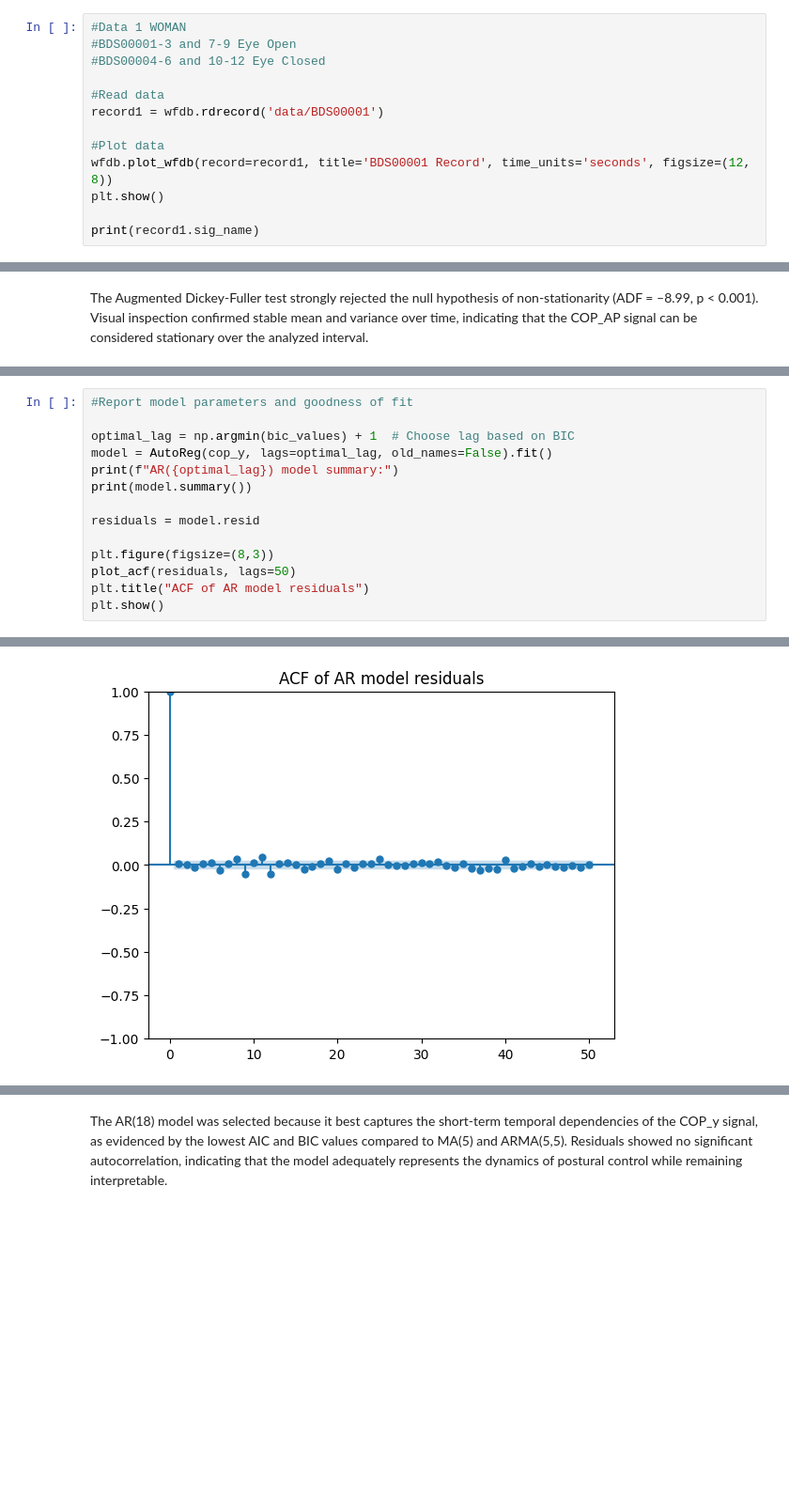
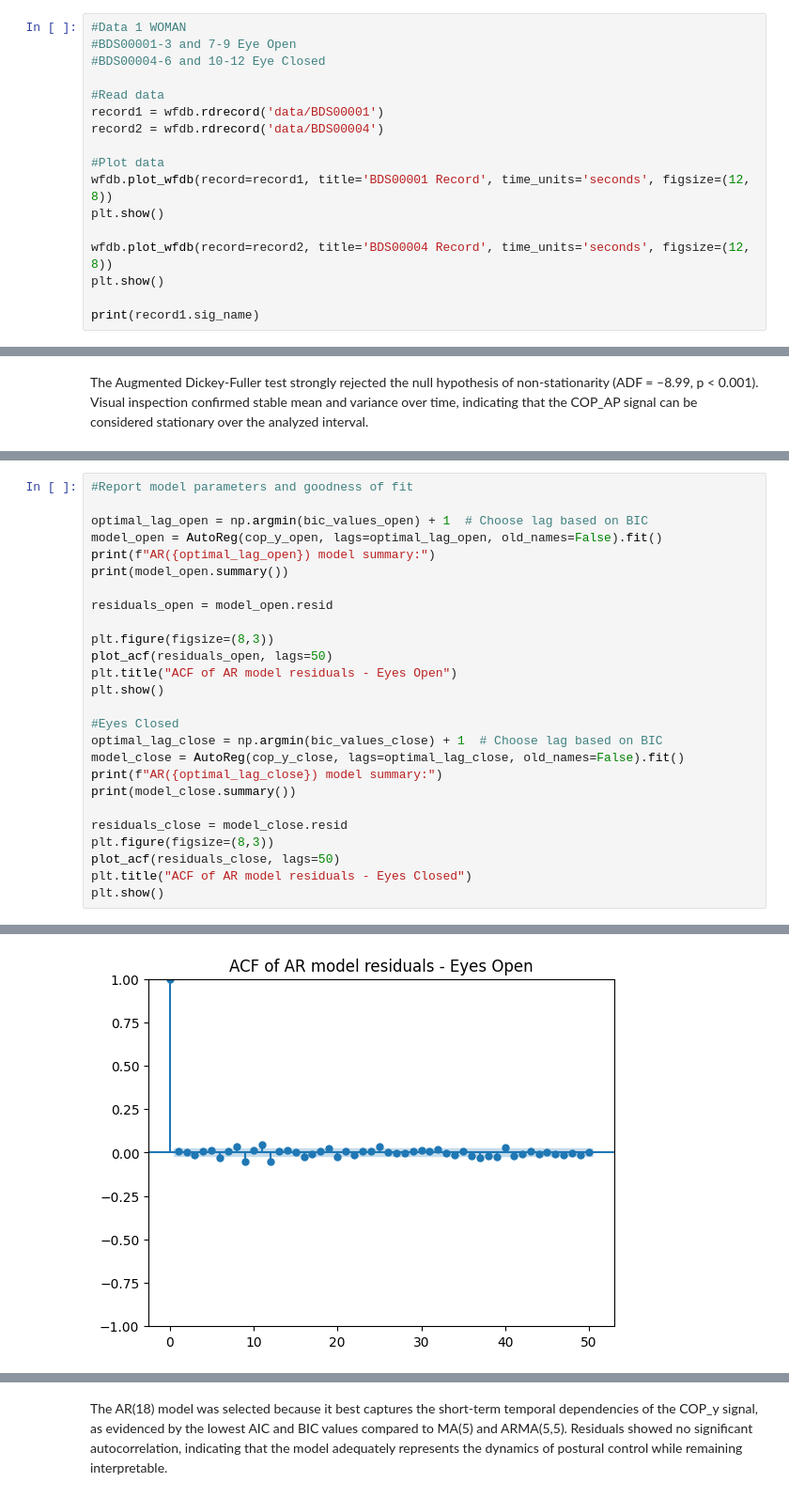
Before and after one commit to TheoLec-student/Time-Series-Analysis-of-Physiological-and-Human-Movement-Data, a Jupyter notebook: main.ipynb, the cells around one changed output, grey strips where cells are left out. Shown at 94% size. Cells and saved outputs as stored; diff of their text form; blank space fills up the shorter version.

```diff
--- a/main.ipynb
+++ b/main.ipynb
@@ -36,11 +39,15 @@ from statsmodels.tsa.arima.model import ARIMA
 
 #Read data
 record1 = wfdb.rdrecord('data/BDS00001')
+record2 = wfdb.rdrecord('data/BDS00004')
 
 #Plot data
 wfdb.plot_wfdb(record=record1, title='BDS00001 Record', time_units='seconds', figsize=(12, 8))
 plt.show()
 
+wfdb.plot_wfdb(record=record2, title='BDS00004 Record', time_units='seconds', figsize=(12, 8))
+plt.show()
+
 print(record1.sig_name)
 # %% [output]
 [figure]
@@ -151,17 +247,29 @@ Optimal lag order according to BIC: 18
 # %%
 #Report model parameters and goodness of fit
 
-optimal_lag = np.argmin(bic_values) + 1  # Choose lag based on BIC
-model = AutoReg(cop_y, lags=optimal_lag, old_names=False).fit()
-print(f"AR({optimal_lag}) model summary:")
-print(model.summary())
+optimal_lag_open = np.argmin(bic_values_open) + 1  # Choose lag based on BIC
+model_open = AutoReg(cop_y_open, lags=optimal_lag_open, old_names=False).fit()
+print(f"AR({optimal_lag_open}) model summary:")
+print(model_open.summary())
 
-residuals = model.resid
+residuals_open = model_open.resid
 
 plt.figure(figsize=(8,3))
-plot_acf(residuals, lags=50)
-plt.title("ACF of AR model residuals")
+plot_acf(residuals_open, lags=50)
+plt.title("ACF of AR model residuals - Eyes Open")
 plt.show()
+
+#Eyes Closed
+optimal_lag_close = np.argmin(bic_values_close) + 1  # Choose lag based on BIC
+model_close = AutoReg(cop_y_close, lags=optimal_lag_close, old_names=False).fit()
+print(f"AR({optimal_lag_close}) model summary:")
+print(model_close.summary())
+
+residuals_close = model_close.resid
+plt.figure(figsize=(8,3))
+plot_acf(residuals_close, lags=50)
+plt.title("ACF of AR model residuals - Eyes Closed")
+plt.show()
 # %% [output]
 AR(18) model summary:
                             AutoReg Model Results
@@ -174,11 +282,11 @@ Time:                        16:24:24   BIC                         -98800.290
 Sample:                            18   HQIC                        -98887.704
                                  6000
 ==============================================================================
                  coef    std err          z      P>|z|      [0.025      0.975]
 ... (39 lines left out)
 AR.16            1.0438           -0.0000j            1.0438           -0.0000
 AR.17            1.1103           -0.1113j            1.1159           -0.0159
 AR.18            1.1103           +0.1113j            1.1159            0.0159
 ------------------------------------------------------------------------------
 <Figure size 800x300 with 0 Axes>
-[figure, old version]
+[figure, new version]
```
Also changed, not shown: parts of 18 cells of this notebook, 2 other files.
